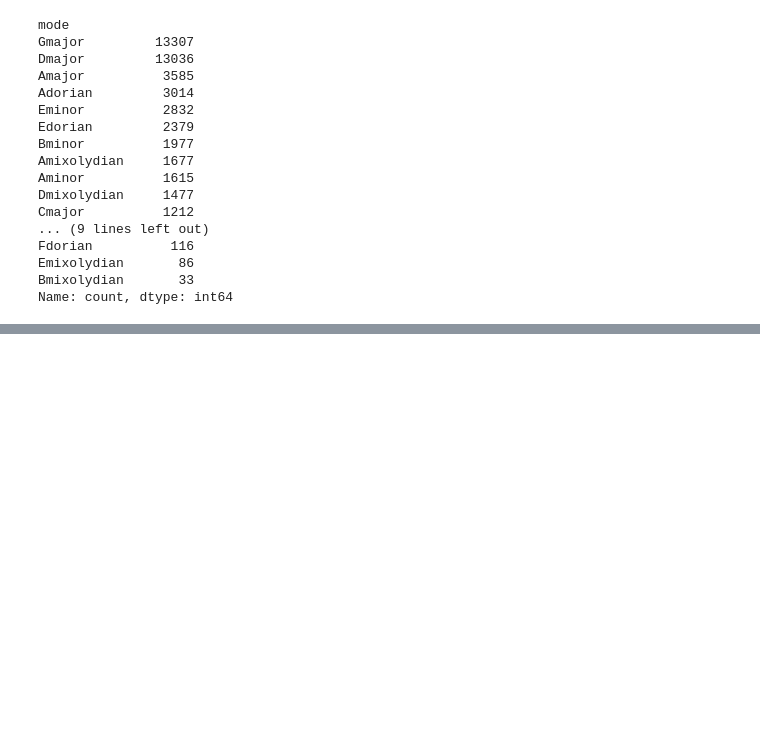
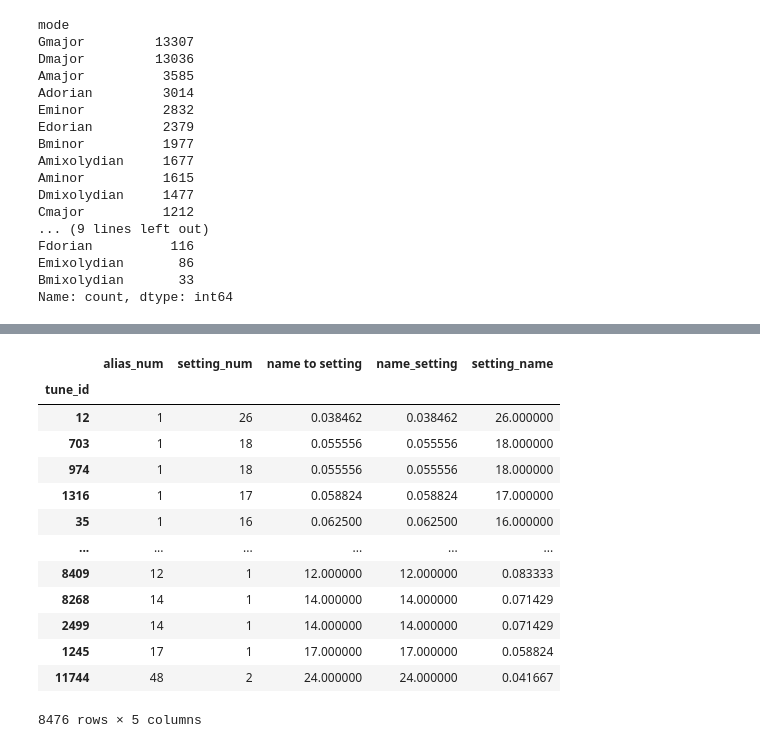
Before and after one commit to elisetreit/TheSession-data, a Jupyter notebook: notebooks/exploration.ipynb, the cells around one changed output, grey strips where cells are left out. Cells and saved outputs as stored; diff of their text form; code cells hidden in the pictures; blank space fills up the shorter version.

```diff
--- a/notebooks/exploration.ipynb
+++ b/notebooks/exploration.ipynb
@@ -93,0 +236,17 @@ Name: count, dtype: int64
+# %%
+a.sort_values(by = 'setting_name', ascending= False)
+# %% [output]
+|  | alias_num | setting_num | name to setting | name_setting | setting_name |
+| tune_id |  |  |  |  |  |
+| 12 | 1 | 26 | 0.038462 | 0.038462 | 26.000000 |
+| 703 | 1 | 18 | 0.055556 | 0.055556 | 18.000000 |
+| 974 | 1 | 18 | 0.055556 | 0.055556 | 18.000000 |
+| 1316 | 1 | 17 | 0.058824 | 0.058824 | 17.000000 |
+| 35 | 1 | 16 | 0.062500 | 0.062500 | 16.000000 |
+| ... | ... | ... | ... | ... | ... |
+| 8409 | 12 | 1 | 12.000000 | 12.000000 | 0.083333 |
+| 8268 | 14 | 1 | 14.000000 | 14.000000 | 0.071429 |
+| 2499 | 14 | 1 | 14.000000 | 14.000000 | 0.071429 |
+| 1245 | 17 | 1 | 17.000000 | 17.000000 | 0.058824 |
+| 11744 | 48 | 2 | 24.000000 | 24.000000 | 0.041667 |
+8476 rows × 5 columns
```
Also changed, not shown: parts of 16 cells of this notebook.
